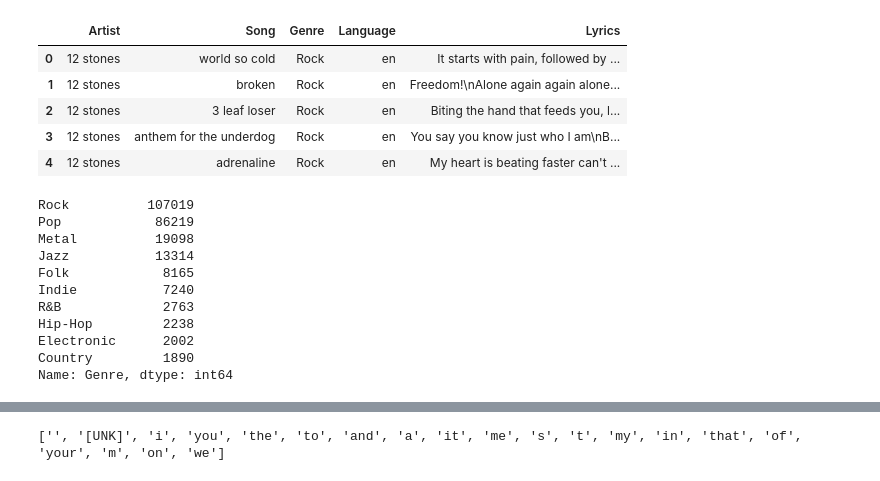
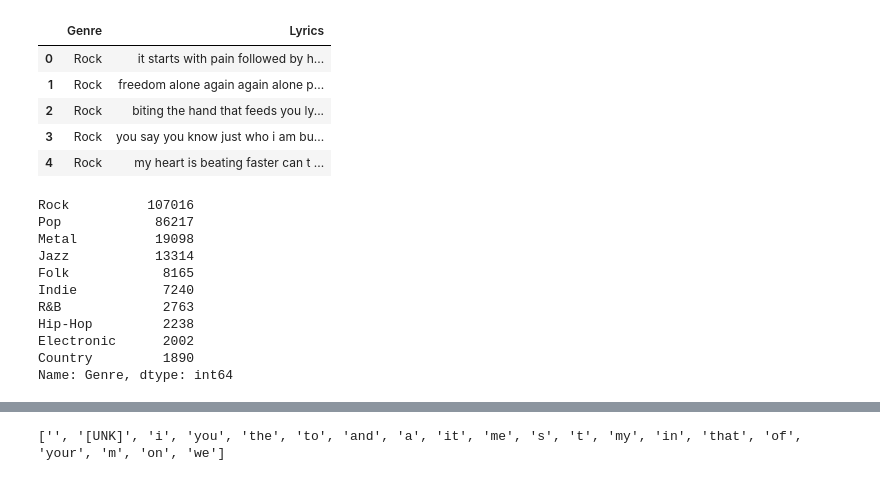
Before and after one commit to Stone-bridge-NLP/word2vec, a Jupyter notebook: word2vec genre prediction.ipynb, the cells around one changed output, grey strips where cells are left out. Drawn from its saved outputs; the diff is of its cells as text; code cells hidden in the pictures.

```diff
--- a/word2vec genre prediction.ipynb
+++ b/word2vec genre prediction.ipynb
@@ -1,24 +24,24 @@
 # %%
 # Create dataset
 
 import pandas as pd
 import tqdm
 
-df = pd.read_csv('./train_filtered.csv')
+df = pd.read_csv('./preprocessed_train_data.csv')
 
 df.head(5)
 # %% [output]
-|  | Artist | Song | Genre | Language | Lyrics |
-| 0 | 12 stones | world so cold | Rock | en | It starts with pain, followed by ... |
-| 1 | 12 stones | broken | Rock | en | Freedom!\nAlone again again alone... |
-| 2 | 12 stones | 3 leaf loser | Rock | en | Biting the hand that feeds you, l... |
-| 3 | 12 stones | anthem for the underdog | Rock | en | You say you know just who I am\nB... |
-| 4 | 12 stones | adrenaline | Rock | en | My heart is beating faster can't ... |
+|  | Genre | Lyrics |
+| 0 | Rock | it starts with pain followed by h... |
+| 1 | Rock | freedom alone again again alone p... |
+| 2 | Rock | biting the hand that feeds you ly... |
+| 3 | Rock | you say you know just who i am bu... |
+| 4 | Rock | my heart is beating faster can t ... |
 # %%
 df['Genre'].value_counts()
 # %% [output]
-Rock          107019
-Pop            86219
+Rock          107016
+Pop            86217
 Metal          19098
 Jazz           13314
 Folk            8165
```
Also changed, not shown: parts of 33 cells of this notebook, 1 other file.
